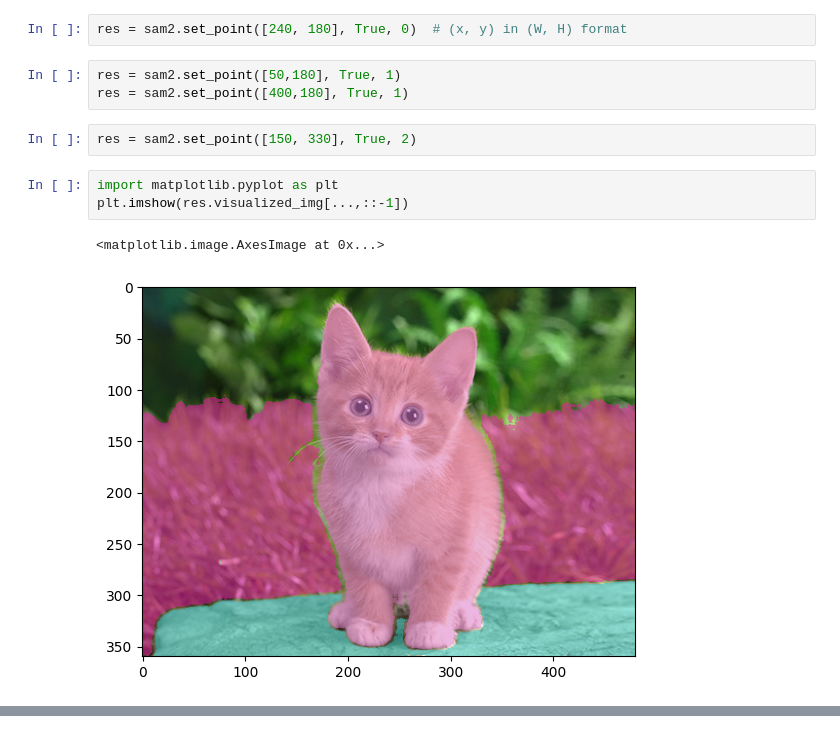
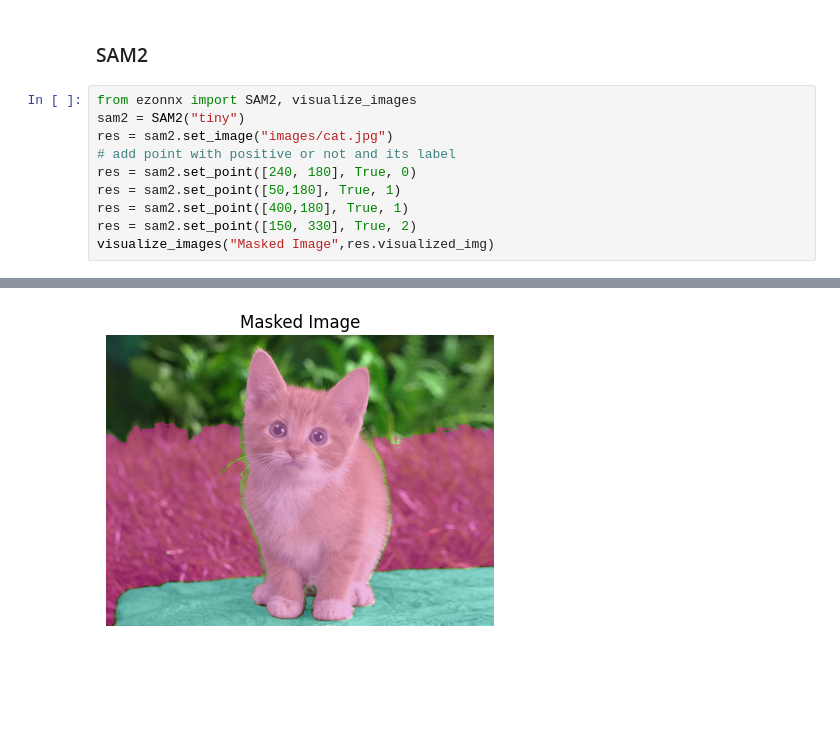
Before and after one commit to nomusanma/ezonnx-copy, a Jupyter notebook: examples/segmentation.ipynb, the cells around one changed output, grey strips where cells are left out. Drawn from its saved outputs; the diff is of its cells as text; blank space fills up the shorter version.

Commit message:
change format to BGR

```diff
--- a/examples/segmentation.ipynb
+++ b/examples/segmentation.ipynb
@@ -12,13 +1,13 @@ ONNX path: /Users/satoshi/.cache/huggingface/hub/models--mabote-itumeleng--ONNX-
-# %%
-res = sam2.set_point([240, 180], True, 0)  # (x, y) in (W, H) format
-# %%
-res = sam2.set_point([50,180], True, 1)
-res = sam2.set_point([400,180], True, 1)
-# %%
-res = sam2.set_point([150, 330], True, 2)
-# %%
-import matplotlib.pyplot as plt
-plt.imshow(res.visualized_img[...,::-1])
-# %% [output]
-<matplotlib.image.AxesImage at 0x...>
-[figure, removed]
+# %% [markdown]
+### SAM2
+# %%
+from ezonnx import SAM2, visualize_images
+sam2 = SAM2("tiny")
+res = sam2.set_image("images/cat.jpg")
+# add point with positive or not and its label
+res = sam2.set_point([240, 180], True, 0)
+res = sam2.set_point([50,180], True, 1)
+res = sam2.set_point([400,180], True, 1)
+res = sam2.set_point([150, 330], True, 2)
+visualize_images("Masked Image",res.visualized_img)
+# %% [output]
@@ -24,0 +17 @@ plt.imshow(res.visualized_img[...,::-1])
+[figure, added]
```
Also changed, not shown: parts of 7 cells of this notebook, 4 other files.
